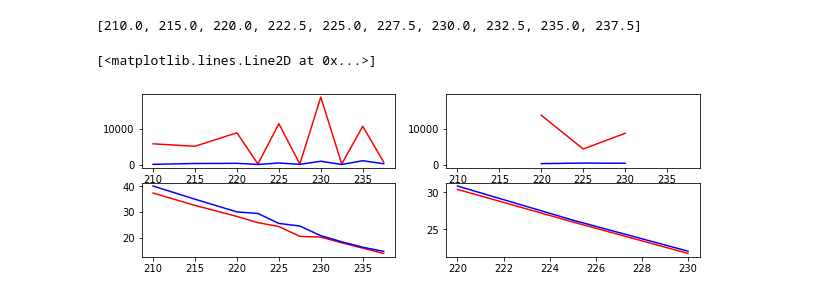
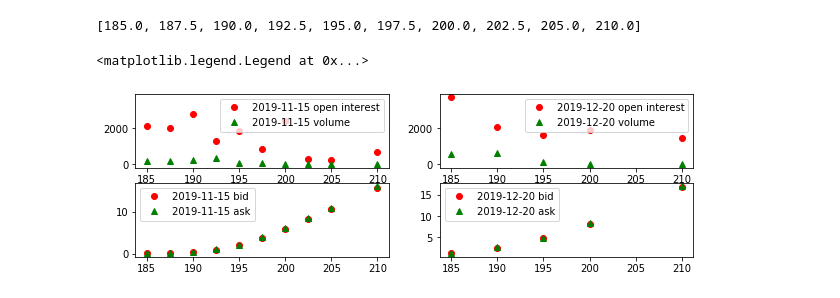
Before and after one commit to jjtt8080/stockML, a Jupyter notebook: TradeML.ipynb, the cells around one changed output. Drawn from its saved outputs; the diff is of its cells as text; code cells hidden in the pictures.

```diff
--- a/TradeML.ipynb
+++ b/TradeML.ipynb
@@ -50,7 +55,7 @@ def filter_options(res, expiration_date, option_type, strike_low, strike_high, o
     return(s_list, oi_list, v_list, p_list, b_list, a_list)
 # %%
 f = Finnapi('bmrl2rnrh5rakeigdikg', 2)
-f.curr_symbol = 'AAPL'
+f.curr_symbol = 'MCD'
 # %%
 response = f.getOptionChain()
 # %% [output]
@@ -72,23 +77,27 @@ plt.plot(np.array(s_list), np.array(v_list), color='b')
 # %%
-(s_list, oi_list, v_list,p_list, b_list, a_list) = filter_options(response, '2019-11-15', 'CALL', 210, 239, 100, 0)
-(s_list_f, oi_list_f, v_list_f,p_list_f, b_list_f, a_list_f) = filter_options(response, '2019-12-20', 'CALL', 219, 230, 100, 0)
+(s_list, oi_list, v_list,p_list, b_list, a_list) = filter_options(response, '2019-11-15', 'PUT', 185, 210, 100, 0)
+(s_list_f, oi_list_f, v_list_f,p_list_f, b_list_f, a_list_f) = filter_options(response, '2019-12-20', 'PUT', 185, 210, 100, 0)
 # %%
 
 f = plt.figure(figsize=(10,3))
 ax = f.add_subplot(221)
 ax2 = f.add_subplot(222, sharex=ax, sharey=ax)
 ax3 = f.add_subplot(2,2,3)
 ax4 = f.add_subplot(2,2,4)
 print(s_list)
-ax.plot(np.array(s_list), np.array(oi_list), color='r')
-ax.plot(np.array(s_list), np.array(v_list), color='b')
-ax2.plot(np.array(s_list_f), np.array(oi_list_f), color='r')
-ax2.plot(np.array(s_list_f), np.array(v_list_f), color='b')
-ax3.plot(np.array(s_list), np.array(b_list), color='r')
-ax3.plot(np.array(s_list), np.array(a_list), color='b')
-ax4.plot(np.array(s_list_f), np.array(b_list_f), color='r')
-ax4.plot(np.array(s_list_f), np.array(a_list_f), color='b')
+ax.plot(np.array(s_list), np.array(oi_list), 'ro', label="2019-11-15 open interest")
+ax.plot(np.array(s_list), np.array(v_list), 'g^', label= '2019-11-15 volume')
+ax.legend()
+ax2.plot(np.array(s_list_f), np.array(oi_list_f), 'ro', label='2019-12-20 open interest')
+ax2.plot(np.array(s_list_f), np.array(v_list_f), 'g^', label='2019-12-20 volume')
+ax2.legend()
+ax3.plot(np.array(s_list), np.array(b_list), 'ro', label='2019-11-15 bid')
+ax3.plot(np.array(s_list), np.array(a_list), 'g^', label='2019-11-15 ask')
+ax3.legend()
+ax4.plot(np.array(s_list_f), np.array(b_list_f), 'ro', label='2019-12-20 bid')
+ax4.plot(np.array(s_list_f), np.array(a_list_f), 'g^', label='2019-12-20 ask')
+ax4.legend()
 # %% [output]
-[210.0, 215.0, 220.0, 222.5, 225.0, 227.5, 230.0, 232.5, 235.0, 237.5]
+[185.0, 187.5, 190.0, 192.5, 195.0, 197.5, 200.0, 202.5, 205.0, 210.0]
-[<matplotlib.lines.Line2D at 0x...>]
+<matplotlib.legend.Legend at 0x...>
-[figure, old version]
+[figure, new version]
```
Also changed, not shown: parts of 23 cells of this notebook, 1 other file.
